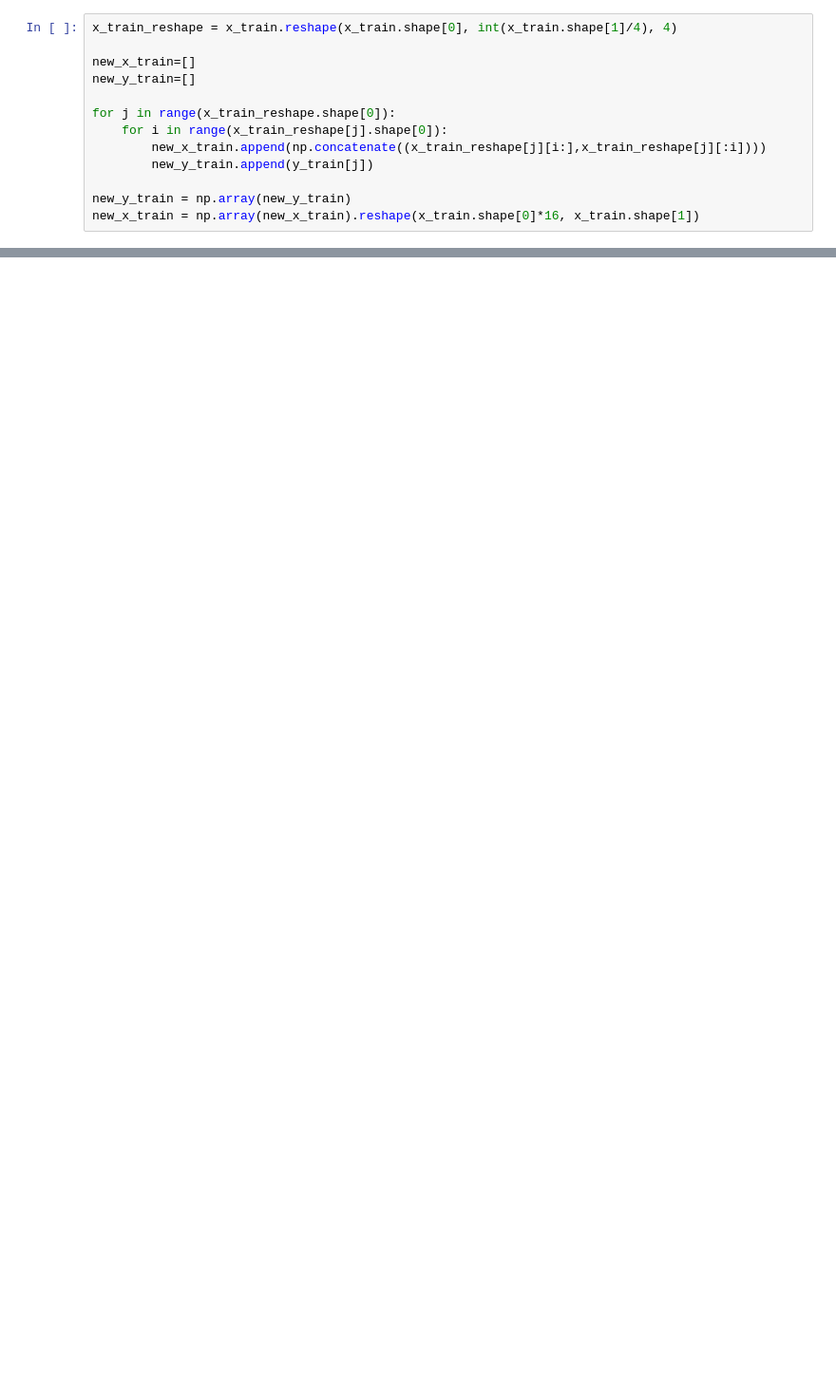
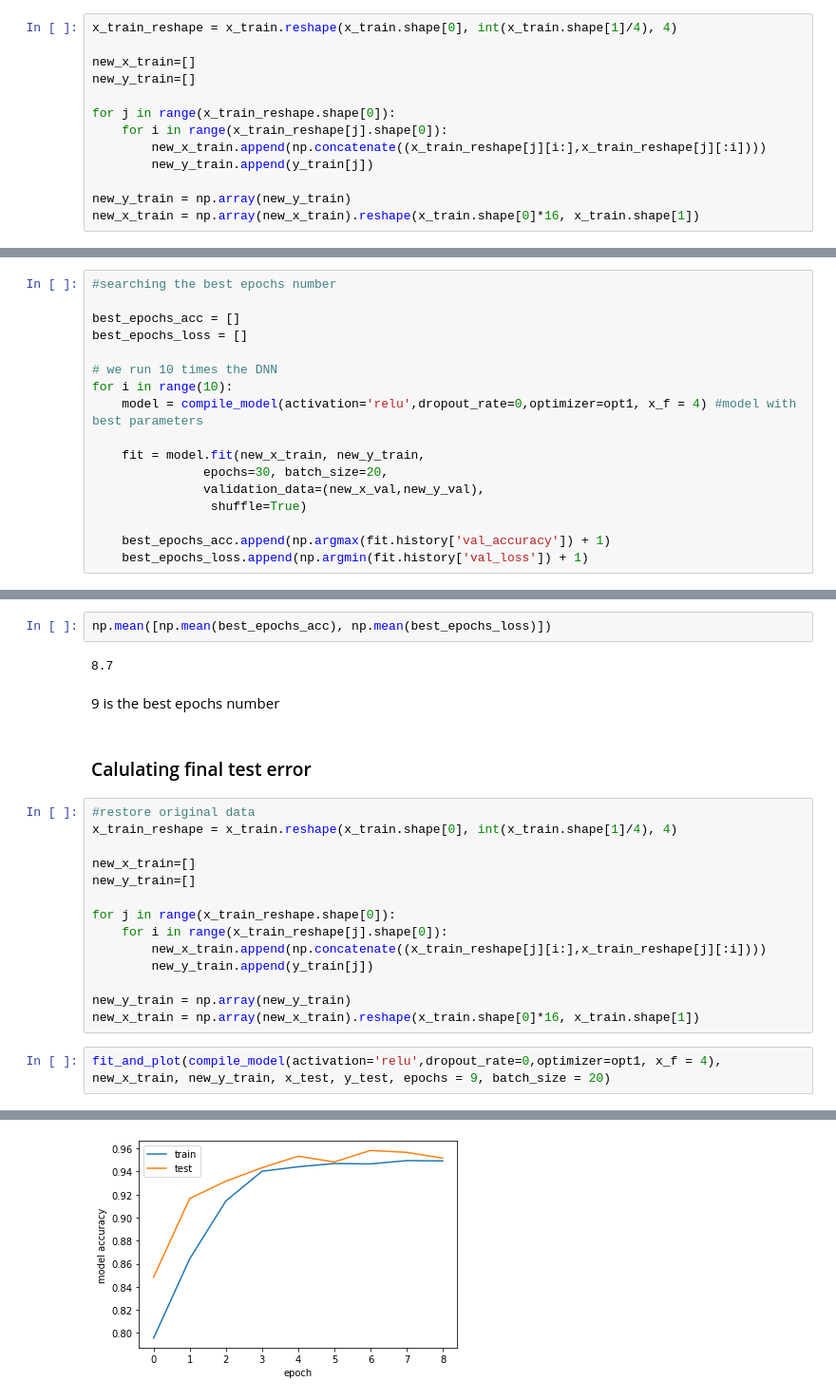
Before and after one commit to samuelelipani/lcpb, a Jupyter notebook: ex2.ipynb, the cells around one changed output, grey strips where cells are left out. Shown at 95% size. Saved outputs shown, nothing was run; the diff lists cells and outputs as text; blank space fills up the shorter version.

```diff
--- a/ex2.ipynb
+++ b/ex2.ipynb
@@ -508,0 +386,17 @@ Test accuracy: 0.7416666746139526
+# %%
+#searching the best epochs number
+
+best_epochs_acc = []
+best_epochs_loss = []
+
+# we run 10 times the DNN
+for i in range(10):
+    model = compile_model(activation='relu',dropout_rate=0,optimizer=opt1, x_f = 4) #model with best parameters
+
+    fit = model.fit(new_x_train, new_y_train,
+               epochs=30, batch_size=20,
+               validation_data=(new_x_val,new_y_val),
+                shuffle=True)
+
+    best_epochs_acc.append(np.argmax(fit.history['val_accuracy']) + 1)
+    best_epochs_loss.append(np.argmin(fit.history['val_loss']) + 1)
@@ -508,0 +421,25 @@ Test accuracy: 0.7416666746139526
+# %%
+np.mean([np.mean(best_epochs_acc), np.mean(best_epochs_loss)])
+# %% [output]
+8.7
+# %% [markdown]
+9 is the best epochs number
+# %% [markdown]
+### Calulating final test error
+# %%
+#restore original data
+x_train_reshape = x_train.reshape(x_train.shape[0], int(x_train.shape[1]/4), 4)
+
+new_x_train=[]
+new_y_train=[]
+
+for j in range(x_train_reshape.shape[0]):
+    for i in range(x_train_reshape[j].shape[0]):
+        new_x_train.append(np.concatenate((x_train_reshape[j][i:],x_train_reshape[j][:i])))
+        new_y_train.append(y_train[j])
+
+new_y_train = np.array(new_y_train)
+new_x_train = np.array(new_x_train).reshape(x_train.shape[0]*16, x_train.shape[1])
+# %%
+fit_and_plot(compile_model(activation='relu',dropout_rate=0,optimizer=opt1, x_f = 4), new_x_train, new_y_train, x_test, y_test, epochs = 9, batch_size = 20)
+# %% [output]
@@ -508,0 +463 @@ Test accuracy: 0.7416666746139526
+[figure, added]
```
Also changed, not shown: parts of 61 cells of this notebook.
